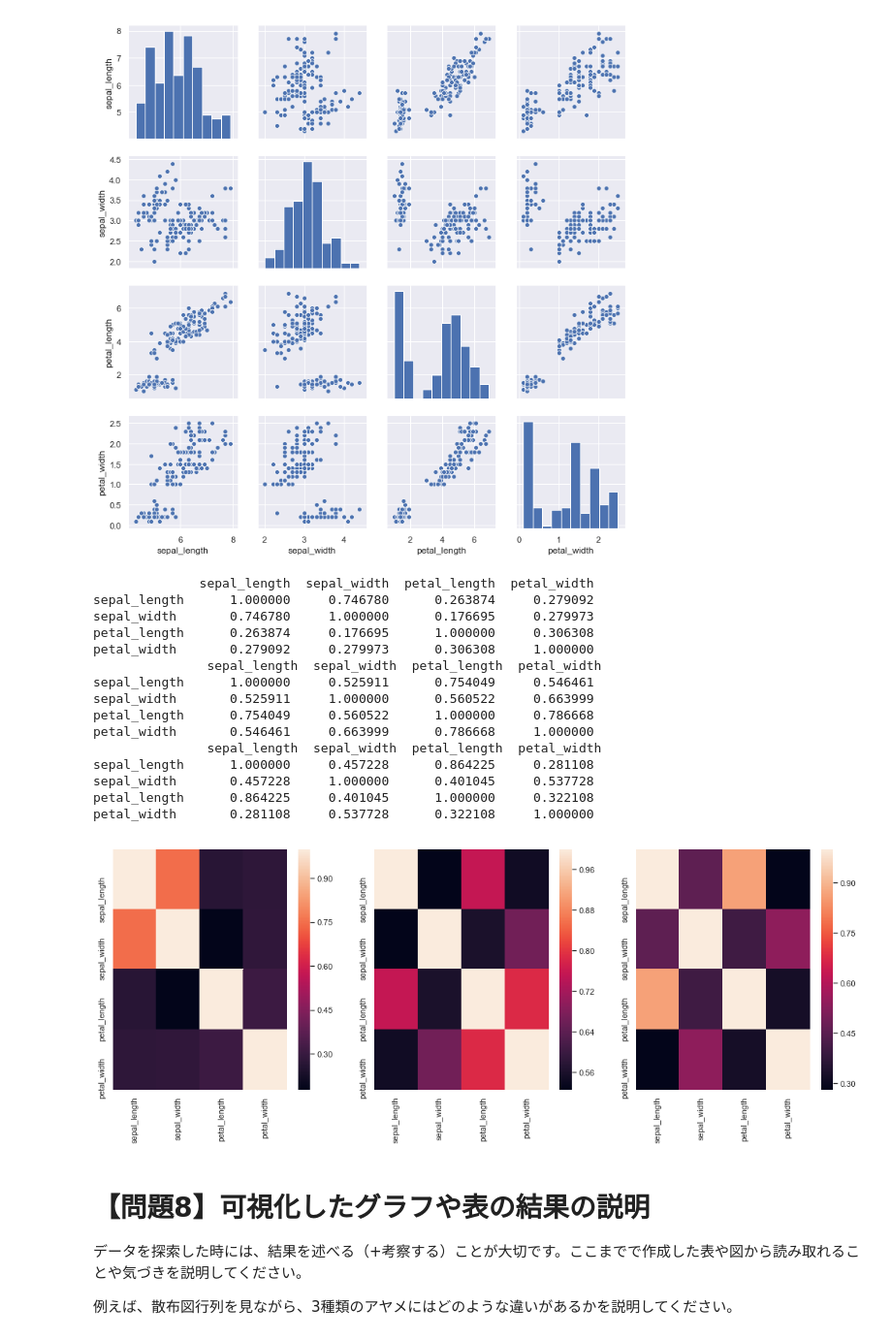
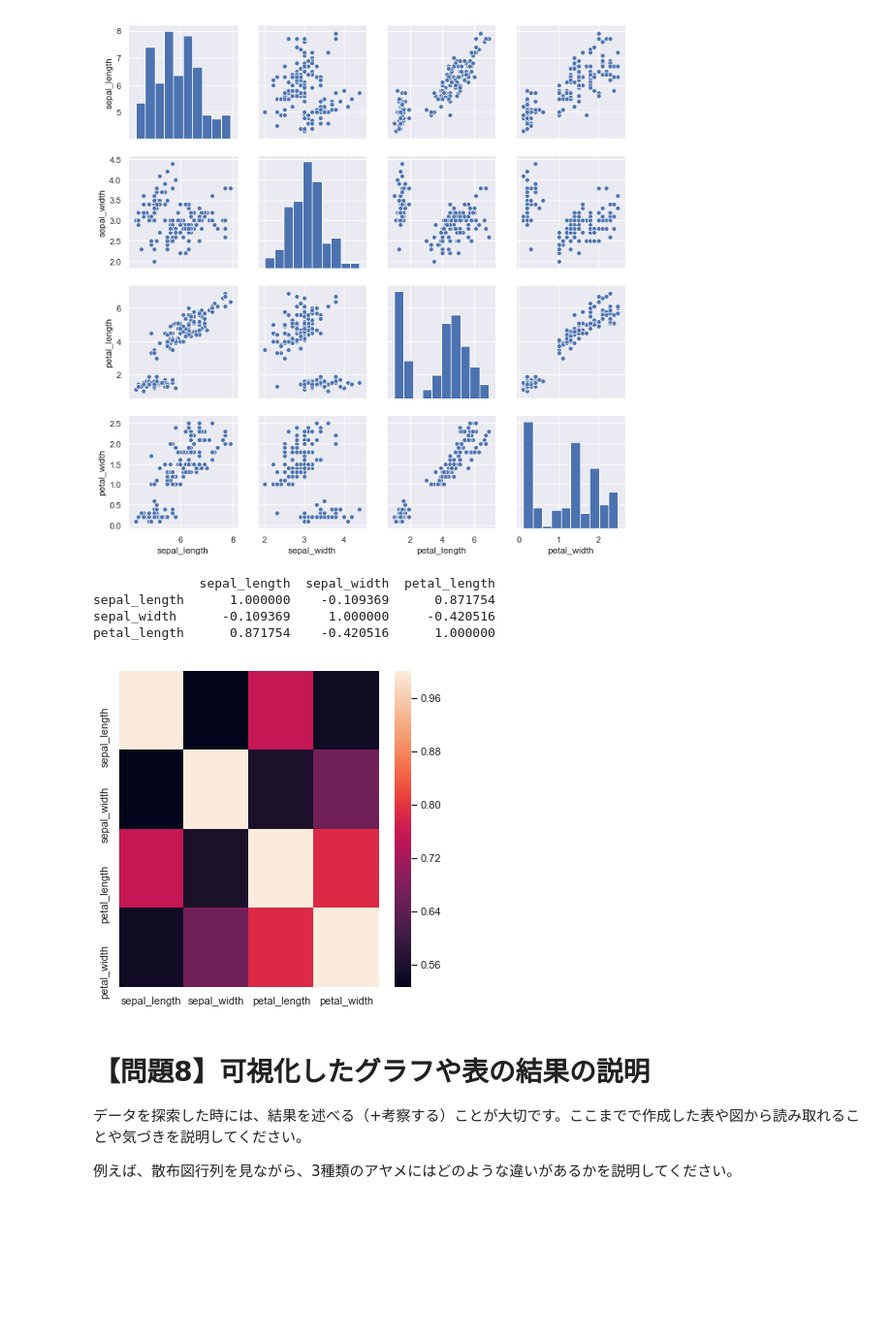
Before and after one commit to Go-to-Ray/diveintocode-ml-1, a Jupyter notebook: week3/week3_task1.ipynb, the cells around one changed output. Shown: that part at 97% size. Drawn from its saved outputs; the diff is of its cells as text; code cells hidden in the pictures; blank space fills up the shorter version.

```diff
--- a/week3/week3_task1.ipynb
+++ b/week3/week3_task1.ipynb
@@ -300,36 +300,21 @@ plt.show()
 [figure]
 # %%
 #４つの特徴量に関する相関係数行列を作る
-x0 = label_0.iloc[:,:-1].corr()
-x1 = label_1.iloc[:,:-1].corr()
-x2 = label_2.iloc[:,:-1].corr()
-print(x0,"\n",x1,"\n",x2)
+x2 = X.iloc[:,:-1].corr()
+print(x2)
 # %% [output]
-              sepal_length  sepal_width  petal_length  petal_width
-sepal_length      1.000000     0.746780      0.263874     0.279092
-sepal_width       0.746780     1.000000      0.176695     0.279973
-petal_length      0.263874     0.176695      1.000000     0.306308
-petal_width       0.279092     0.279973      0.306308     1.000000
-               sepal_length  sepal_width  petal_length  petal_width
-sepal_length      1.000000     0.525911      0.754049     0.546461
-sepal_width       0.525911     1.000000      0.560522     0.663999
-petal_length      0.754049     0.560522      1.000000     0.786668
-petal_width       0.546461     0.663999      0.786668     1.000000
-               sepal_length  sepal_width  petal_length  petal_width
-sepal_length      1.000000     0.457228      0.864225     0.281108
-sepal_width       0.457228     1.000000      0.401045     0.537728
-petal_length      0.864225     0.401045      1.000000     0.322108
-petal_width       0.281108     0.537728      0.322108     1.000000
+              sepal_length  sepal_width  petal_length
+sepal_length      1.000000    -0.109369      0.871754
+sepal_width      -0.109369     1.000000     -0.420516
+petal_length      0.871754    -0.420516      1.000000
 # %%
 #相関係数行列のヒートマップを作る
-fig,ax = plt.subplots(1,3,figsize = (18,6))
+fig,ax = plt.subplots(1,1,figsize = (6,6))
 
-sns.heatmap(x0,ax = ax[0])
-sns.heatmap(x1,ax = ax[1])
-sns.heatmap(x2,ax = ax[2])
+sns.heatmap(x1)
 plt.show()
 # %% [output]
-[figure, old version]
+[figure, new version]
 # %% [markdown]
 # 【問題8】可視化したグラフや表の結果の説明
 データを探索した時には、結果を述べる（+考察する）ことが大切です。ここまでで作成した表や図から読み取れることや気づきを説明してください。
```
